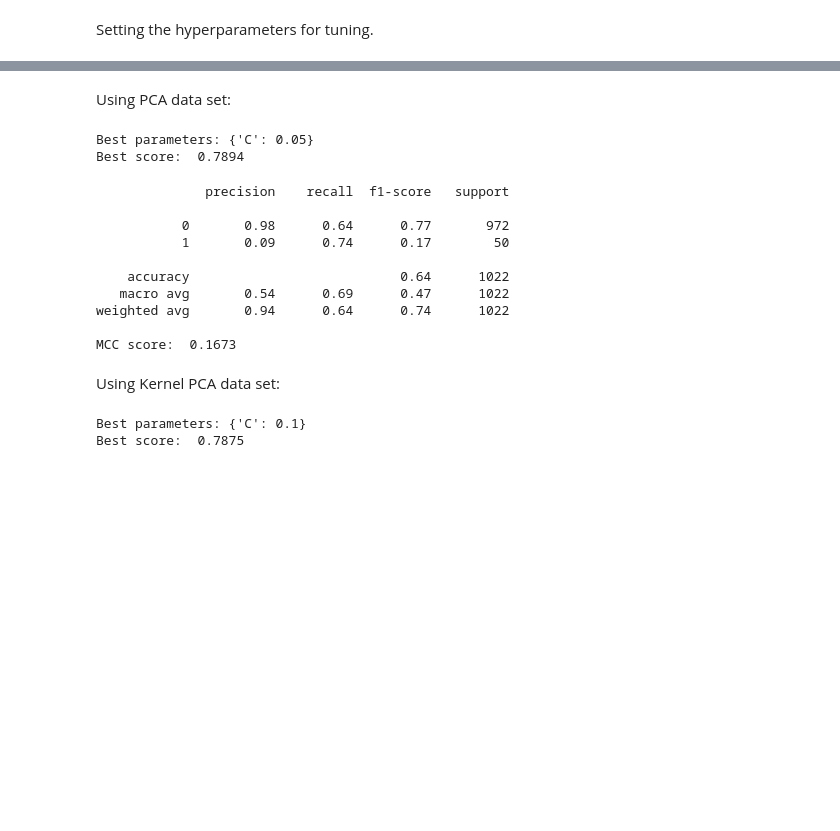
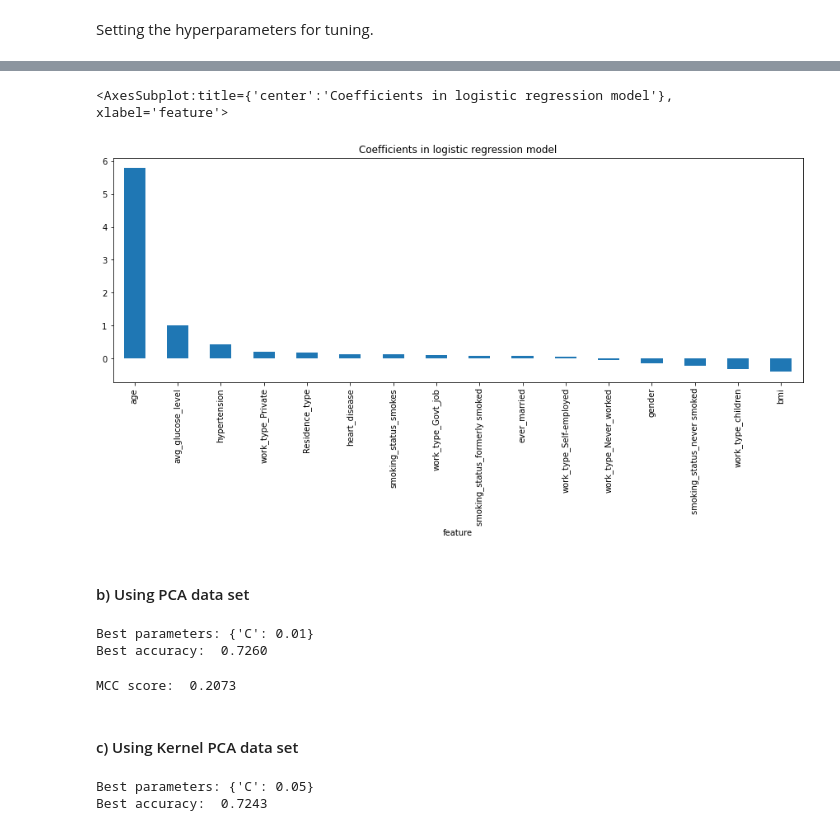
Before and after one commit to bowcai/Stroke-Prediction, a Jupyter notebook: stroke_prediction.ipynb, the cells around one changed output, grey strips where cells are left out. Cells and saved outputs as stored; diff of their text form; code cells hidden in the pictures; blank space fills up the shorter version.

```diff
--- a/stroke_prediction.ipynb
+++ b/stroke_prediction.ipynb
@@ -518,12 +520,12 @@ Use GridSearchCV to tune the hyperparameter. Default scorer is the Area Under th
 # %%
-def train_model(clf, X_train, y_train, param_grid, scoring='roc_auc'):
+def train_model(clf, X_train, y_train, param_grid, scoring='accuracy'):
     # Use GridSearchCV to tune the hyperparameter
-    grid = GridSearchCV(clf, param_grid, scoring=scoring, cv=5)
+    grid = GridSearchCV(clf, param_grid, scoring=scoring, cv=5, n_jobs=-1)
     grid.fit(X_train, y_train)
 
     # Show the result
     print(f'Best parameters: {grid.best_params_}')
-    print(f'Best score: {grid.best_score_: .4f}')
+    print(f'Best accuracy: {grid.best_score_: .4f}')
 
     # Return the best classifier
     return grid.best_estimator_
@@ -567,30 +586,30 @@ MCC score:  0.2402
+# %%
+coef_logis = pd.DataFrame({'feature': feature_cols, 'coef': clf_logis.coef_[0]})\
+    .sort_values('coef', ascending=False).reset_index(drop=True)
+coef_logis.plot(kind='bar', x='feature', y='coef',
+                   title='Coefficients in logistic regression model', legend=False,
+                   figsize=(15,5))
+# %% [output]
+<AxesSubplot:title={'center':'Coefficients in logistic regression model'}, xlabel='feature'>
+[figure, added]
 # %% [markdown]
-Using PCA data set:
+#### b) Using PCA data set
 # %%
 clf_logis_pca = train_model(LogisticRegression(tol=0.0001, max_iter=1000),
                             X_train_pca_smote, y_train_pca_smote, params)
 # %% [output]
-Best parameters: {'C': 0.05}
-Best score:  0.7894
+Best parameters: {'C': 0.01}
+Best accuracy:  0.7260
 # %%
-test_model(clf_logis_pca, X_test_pca, y_test)
+test_model(clf_logis_pca, X_test_pca, y_test, 'Logistic Regression', 'PCA')
 # %% [output]
-              precision    recall  f1-score   support
-
-           0       0.98      0.64      0.77       972
-           1       0.09      0.74      0.17        50
-
-    accuracy                           0.64      1022
-   macro avg       0.54      0.69      0.47      1022
-weighted avg       0.94      0.64      0.74      1022
-
-MCC score:  0.1673
+MCC score:  0.2073
 # %% [markdown]
-Using Kernel PCA data set:
+#### c) Using Kernel PCA data set
 # %%
 clf_logis_kpca = train_model(LogisticRegression(tol=0.0001, max_iter=1000),
                             X_train_kpca_smote, y_train_kpca_smote, params)
 # %% [output]
-Best parameters: {'C': 0.1}
-Best score:  0.7875
+Best parameters: {'C': 0.05}
+Best accuracy:  0.7243
 # %%
```
Also changed, not shown: parts of 57 cells of this notebook.
